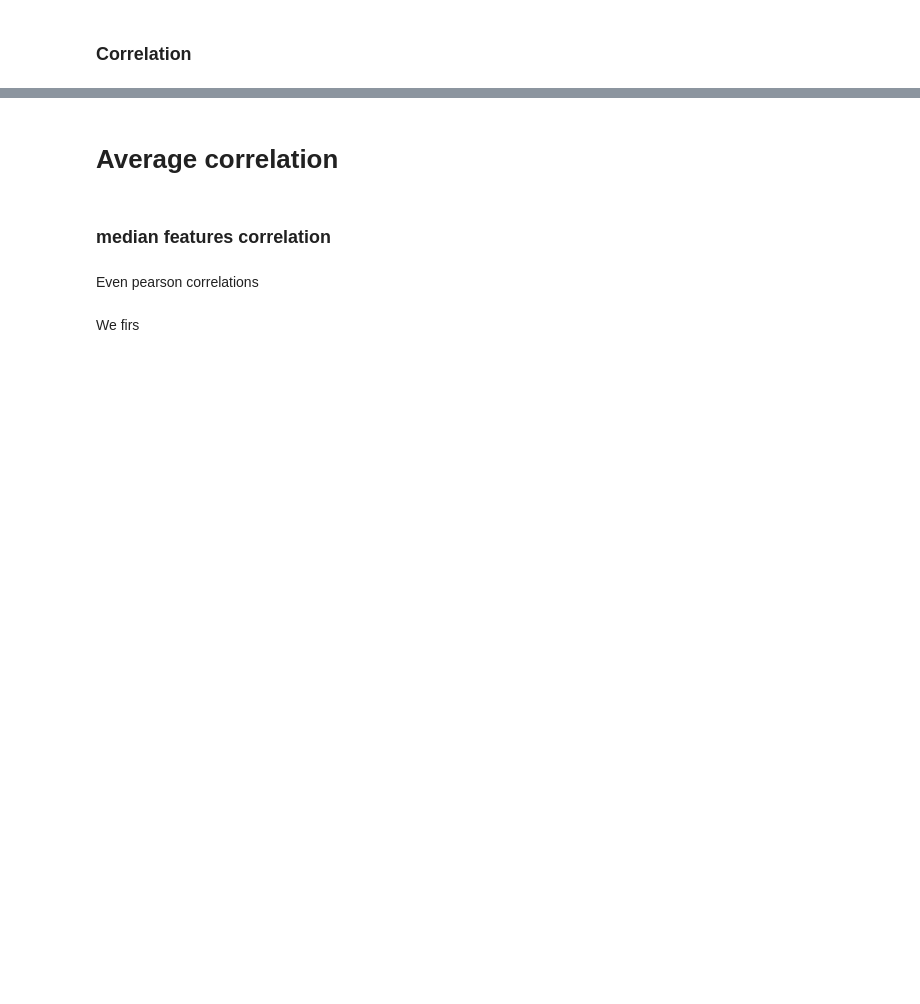
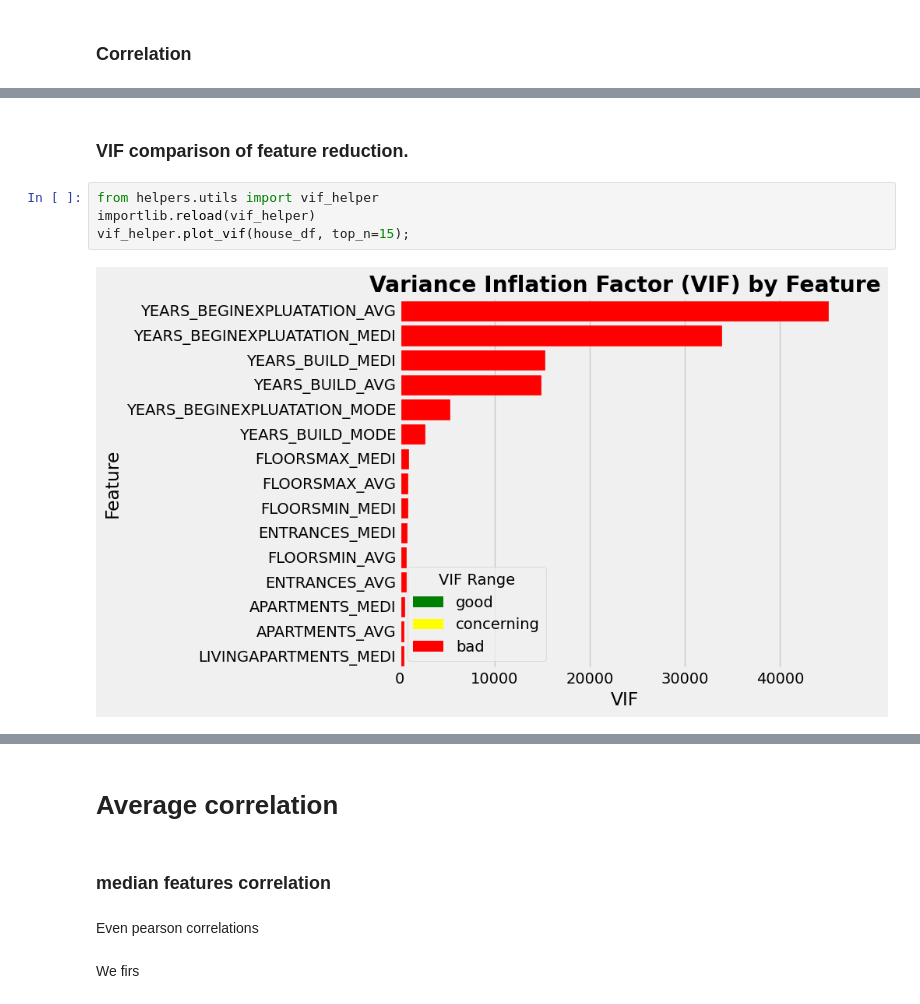
Before and after one commit to Sauciu1/defaulting-risk, a Jupyter notebook: notebooks/nb4_house_parameters.ipynb, the cells around one changed output, grey strips where cells are left out. Saved outputs shown, nothing was run; the diff lists cells and outputs as text; blank space fills up the shorter version.

```diff
--- a/notebooks/nb4_house_parameters.ipynb
+++ b/notebooks/nb4_house_parameters.ipynb
@@ -258,0 +220,8 @@ Index: [0, 1, 2, 3, 4, 5, 6, 7, 8, 9, 10, 11, 12, 13, 14, 15, 16, 17, 18, 19, 20
+# %% [markdown]
+### VIF comparison of feature reduction.
+# %%
+from helpers.utils import vif_helper
+importlib.reload(vif_helper)
+vif_helper.plot_vif(house_df, top_n=15);
+# %% [output]
+[figure, added]
```
Also changed, not shown: parts of 24 cells of this notebook, 6 other files.
